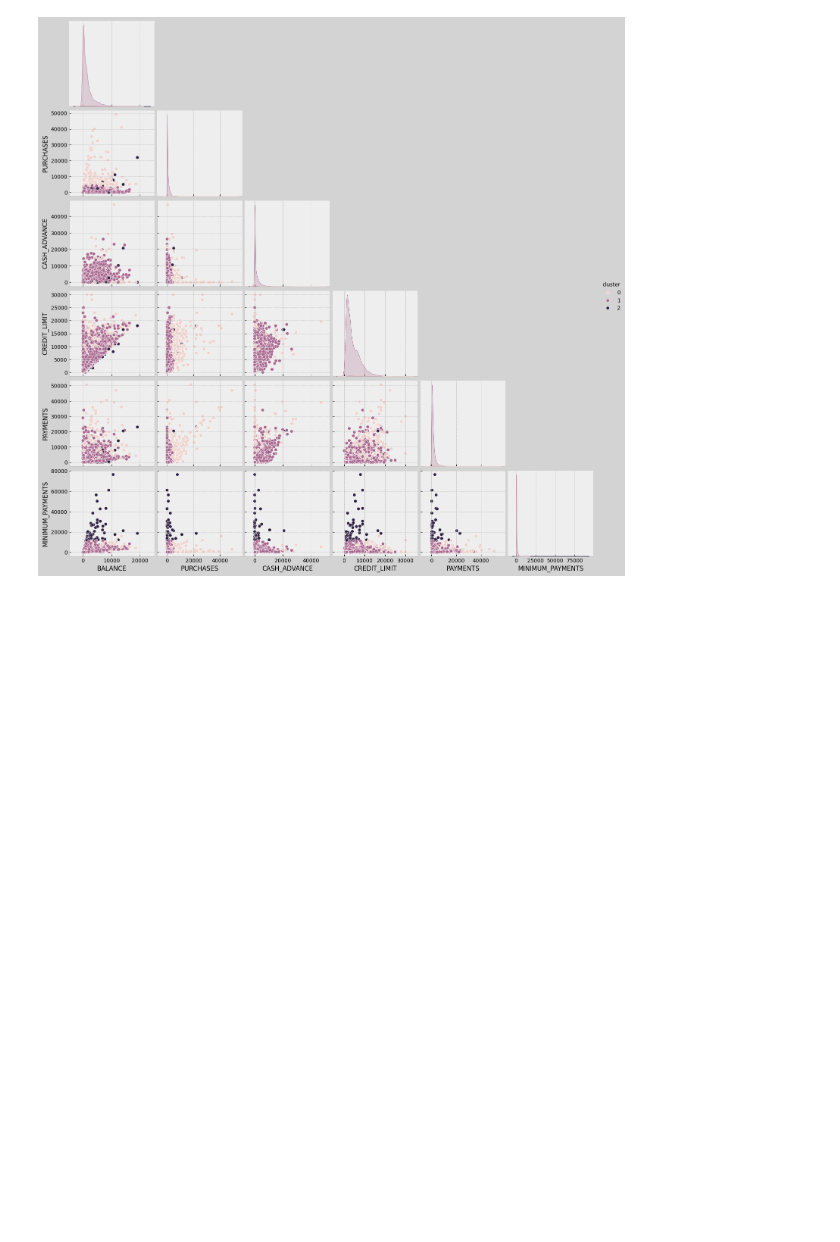
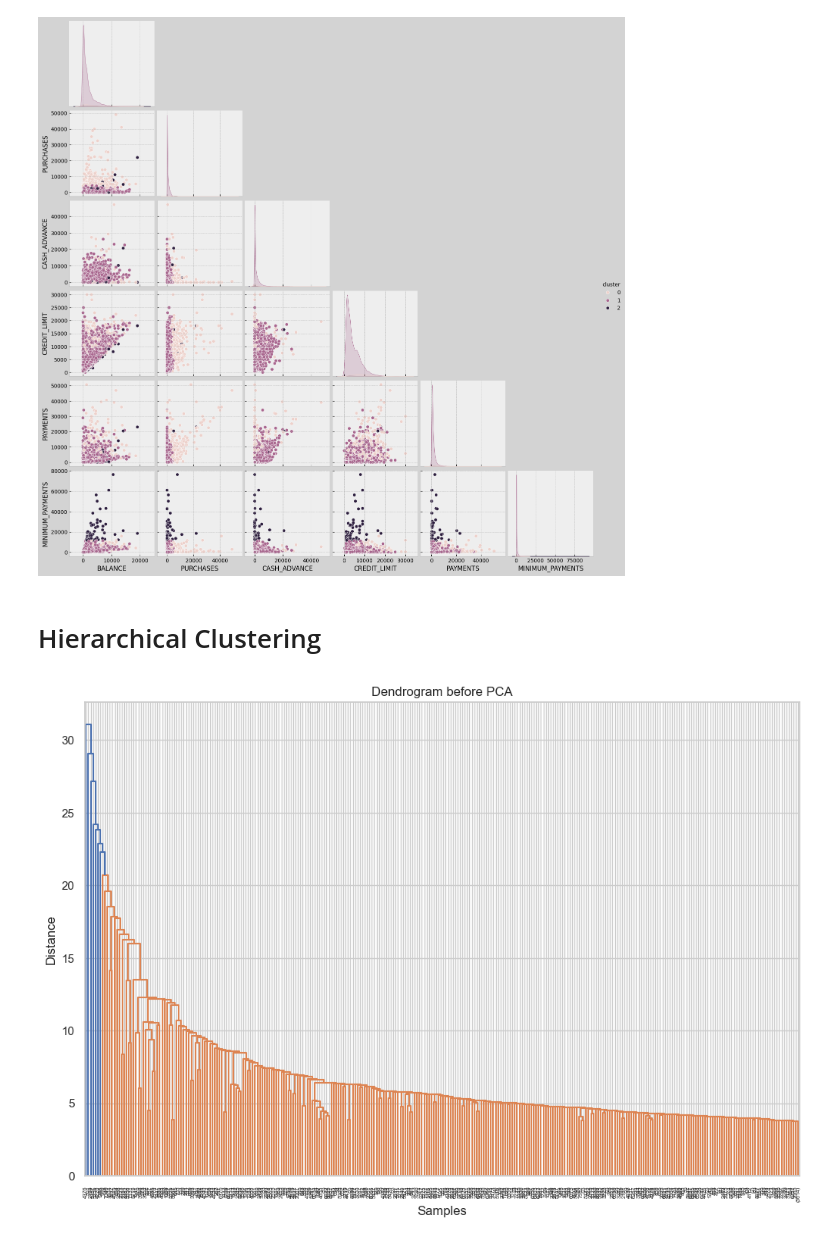
Before and after one commit to lightflash03/Data-Mining-Clustering-Project, a Jupyter notebook: Data_Mining.ipynb, the cells around one changed output. Drawn from its saved outputs; the diff is of its cells as text; code cells hidden in the pictures; blank space fills up the shorter version.

```diff
--- a/Data_Mining.ipynb
+++ b/Data_Mining.ipynb
@@ -863,3 +866,26 @@ Passing `palette` without assigning `hue` is deprecated and will be removed in v
 plot_function3 (kmeansV)
 # %% [output]
 [figure]
+# %% [markdown]
+# Hierarchical Clustering
+# %%
+import numpy as np
+import pandas as pd
+from scipy.cluster.hierarchy import linkage, dendrogram
+import matplotlib.pyplot as plt
+
+# Compute pairwise distances between samples using Euclidean distance
+distances = np.sqrt(((pc_df - pc_df.mean()) ** 2).sum(axis=1))
+
+# Perform hierarchical clustering on the pairwise distances
+Z1 = linkage(scaledData, method='single', metric='euclidean')
+
+# Plot dendrogram
+plt.figure(figsize=(12, 8))
+dendrogram(Z1, truncate_mode='lastp', p=300)
+plt.title('Dendrogram before PCA')
+plt.xlabel('Samples')
+plt.ylabel('Distance')
+plt.show()
+# %% [output]
+[figure, added]
```
Also changed, not shown: parts of 16 cells of this notebook.
